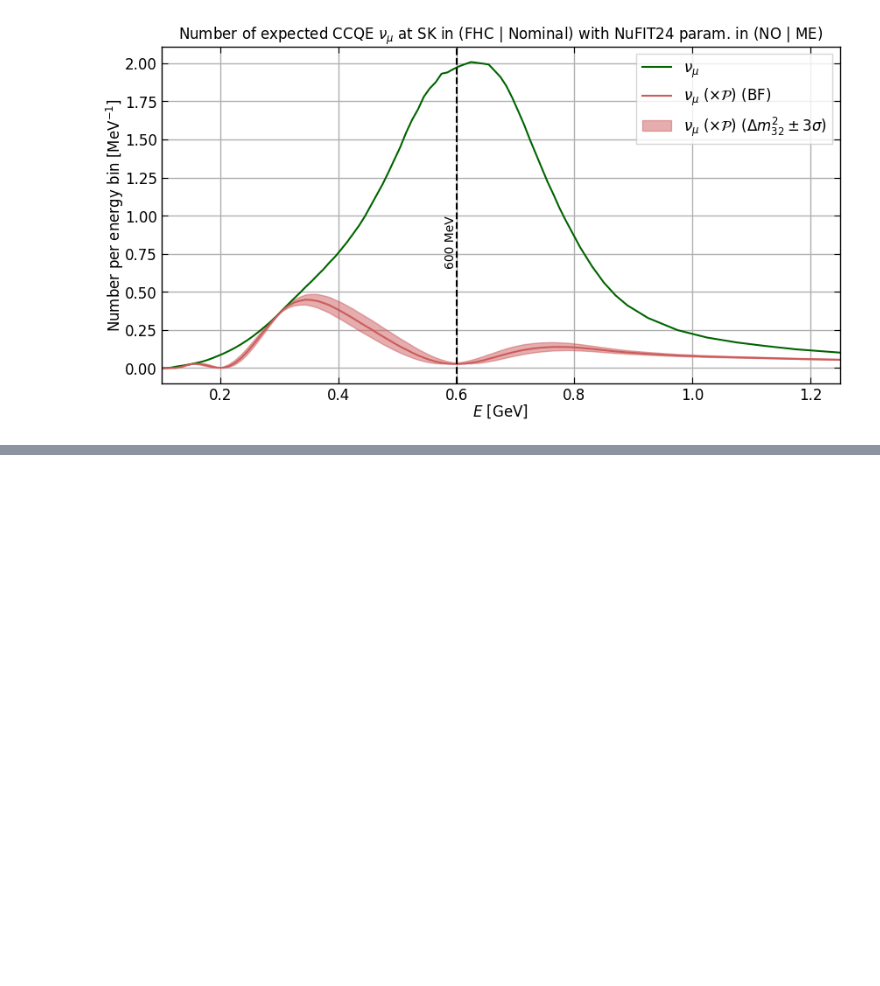
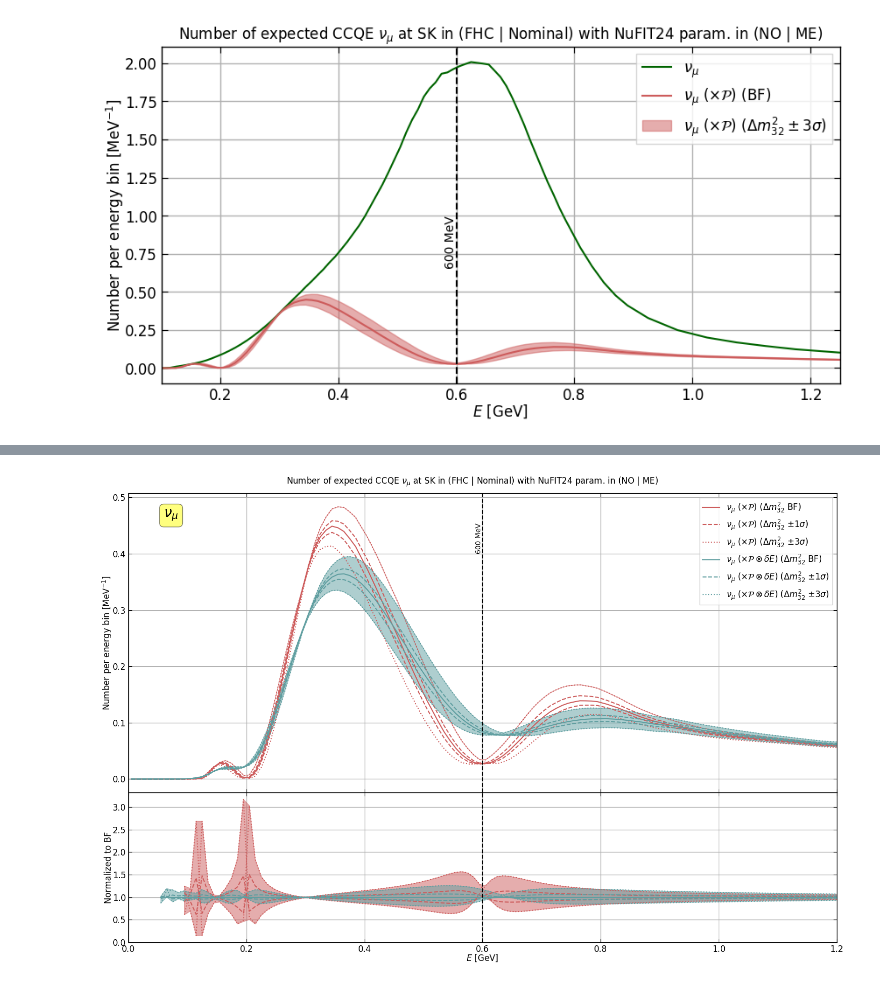
Before and after one commit to pboistier/energy-effects-T2K, a Jupyter notebook: docs/source/notebooks/energy_study.ipynb, the cells around one changed output, grey strips where cells are left out. Cells and saved outputs as stored; diff of their text form; code cells hidden in the pictures; blank space fills up the shorter version.

Commit message:
Fixing envelope issues. Working in reasonable amount of time for several parameter variations. Automated plotting with channel tagging

```diff
--- a/docs/source/notebooks/energy_study.ipynb
+++ b/docs/source/notebooks/energy_study.ipynb
@@ -461,3 +238,12 @@ plt.show()
+# %%
+conv.oscillated_plot(
+    number_oscillated=number_oscillated,
+    oscillated_smeared=oscillated_smeared,
+    params=params,
+    channel=r"$\nu_\mu$",
+)
+# %% [output]
+[figure, added]
 # %%
 number_oscillated = {
     "bf": conv.oscillate(to_oscillate=number),
```
Also changed, not shown: parts of 11 cells of this notebook, 2 other files.
